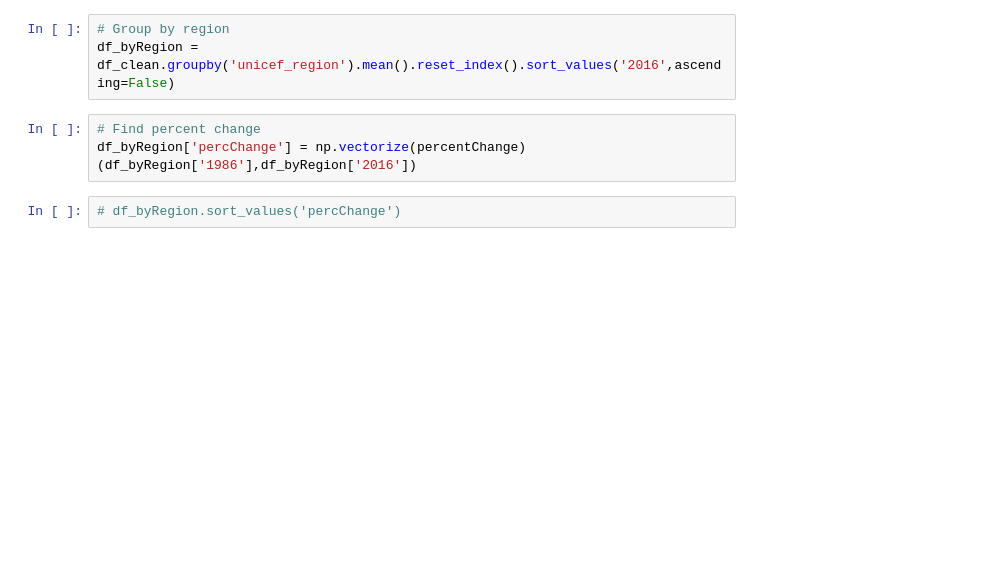
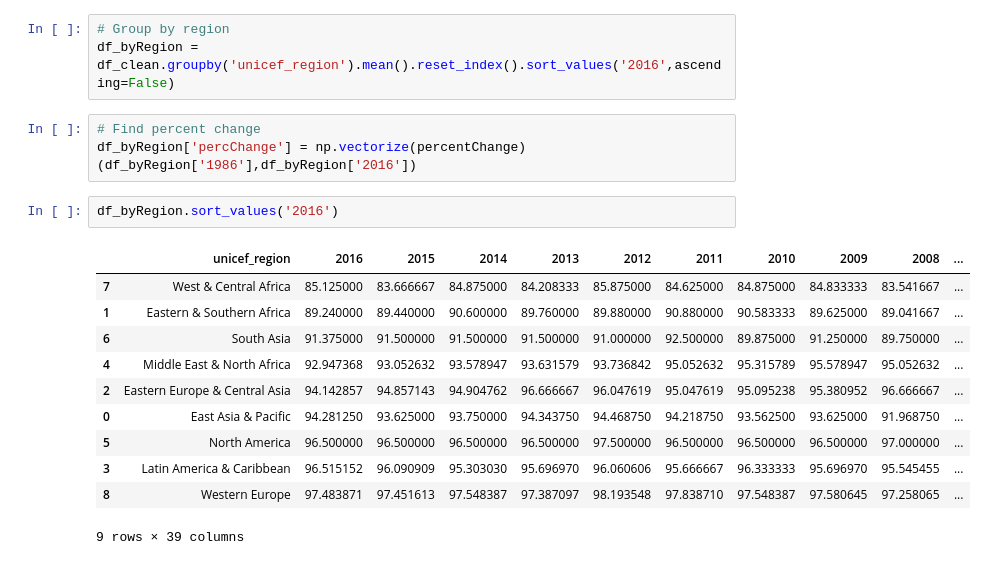
Before and after one commit to isabella232/global-immunization, a Jupyter notebook: notebooks/20170718-bm-dtp1.ipynb, the cells around one changed output. Cells and saved outputs as stored; diff of their text form; blank space fills up the shorter version.

```diff
--- a/notebooks/20170718-bm-dtp1.ipynb
+++ b/notebooks/20170718-bm-dtp1.ipynb
@@ -65,5 +65,17 @@ df_byRegion = df_clean.groupby('unicef_region').mean().reset_index().sort_values
 # %%
 # Find percent change
 df_byRegion['percChange'] = np.vectorize(percentChange)(df_byRegion['1986'],df_byRegion['2016'])
-# %%
-# df_byRegion.sort_values('percChange')
+# %%
+df_byRegion.sort_values('2016')
+# %% [output]
+|  | unicef_region | 2016 | 2015 | 2014 | 2013 | 2012 | 2011 | 2010 | 2009 | 2008 | ... |
+| 7 | West & Central Africa | 85.125000 | 83.666667 | 84.875000 | 84.208333 | 85.875000 | 84.625000 | 84.875000 | 84.833333 | 83.541667 | ... |
+| 1 | Eastern & Southern Africa | 89.240000 | 89.440000 | 90.600000 | 89.760000 | 89.880000 | 90.880000 | 90.583333 | 89.625000 | 89.041667 | ... |
+| 6 | South Asia | 91.375000 | 91.500000 | 91.500000 | 91.500000 | 91.000000 | 92.500000 | 89.875000 | 91.250000 | 89.750000 | ... |
+| 4 | Middle East & North Africa | 92.947368 | 93.052632 | 93.578947 | 93.631579 | 93.736842 | 95.052632 | 95.315789 | 95.578947 | 95.052632 | ... |
+| 2 | Eastern Europe & Central Asia | 94.142857 | 94.857143 | 94.904762 | 96.666667 | 96.047619 | 95.047619 | 95.095238 | 95.380952 | 96.666667 | ... |
+| 0 | East Asia & Pacific | 94.281250 | 93.625000 | 93.750000 | 94.343750 | 94.468750 | 94.218750 | 93.562500 | 93.625000 | 91.968750 | ... |
+| 5 | North America | 96.500000 | 96.500000 | 96.500000 | 96.500000 | 97.500000 | 96.500000 | 96.500000 | 96.500000 | 97.000000 | ... |
+| 3 | Latin America & Caribbean | 96.515152 | 96.090909 | 95.303030 | 95.696970 | 96.060606 | 95.666667 | 96.333333 | 95.696970 | 95.545455 | ... |
+| 8 | Western Europe | 97.483871 | 97.451613 | 97.548387 | 97.387097 | 98.193548 | 97.838710 | 97.548387 | 97.580645 | 97.258065 | ... |
+9 rows × 39 columns
```
Also changed, not shown: parts of 1 cell of this notebook, 1 other file.
